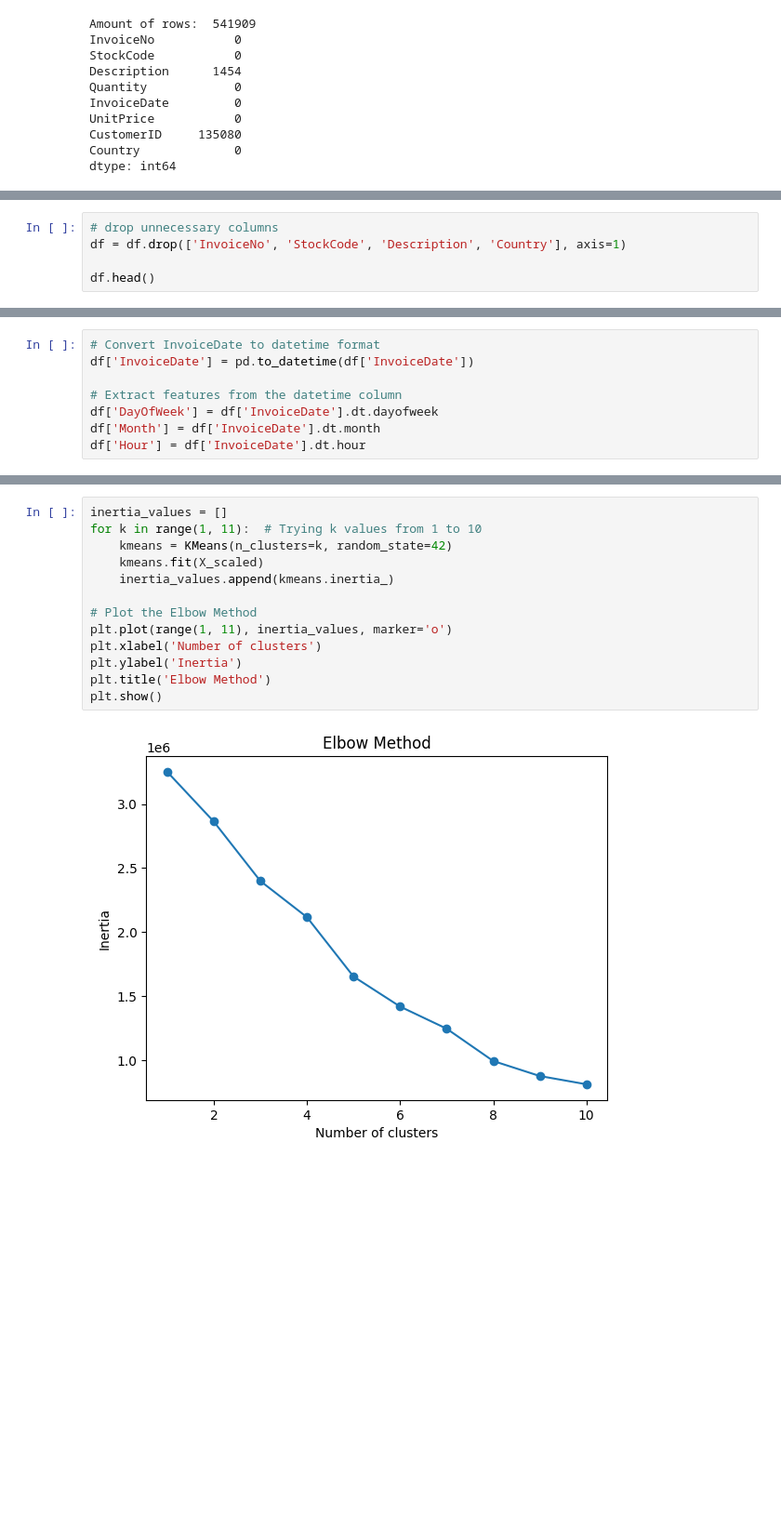
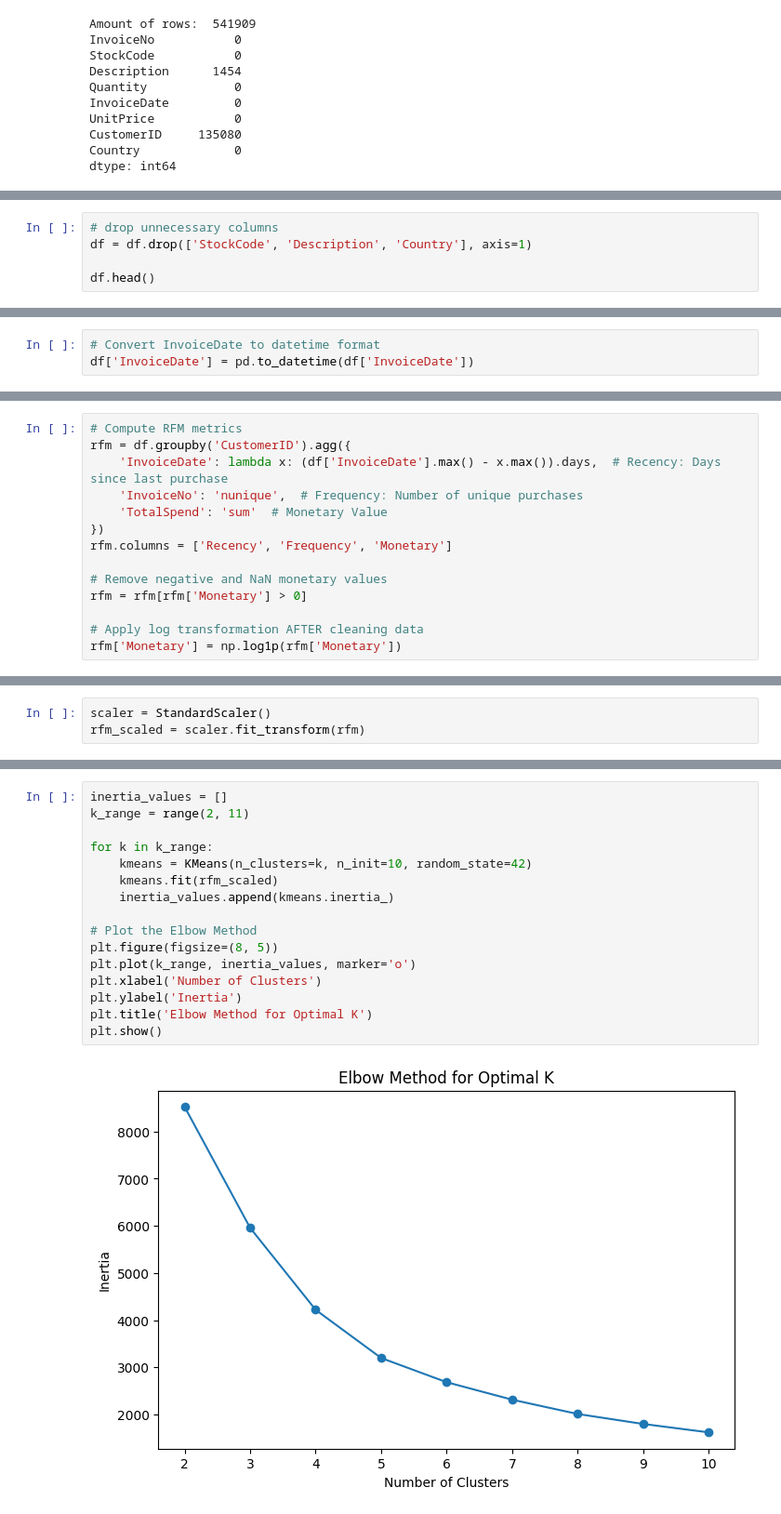
Before and after one commit to mjc136/DataScience, a Jupyter notebook: CustomerSegmentation/CustomerSeg.ipynb, the cells around one changed output, grey strips where cells are left out. Shown at 93% size. Cells and saved outputs as stored; diff of their text form; blank space fills up the shorter version.

Commit message:
created RFM clustering model

```diff
--- a/CustomerSegmentation/CustomerSeg.ipynb
+++ b/CustomerSegmentation/CustomerSeg.ipynb
@@ -31,6 +52,6 @@ dtype: int64
 # %%
 # drop unnecessary columns
-df = df.drop(['InvoiceNo', 'StockCode', 'Description', 'Country'], axis=1)
+df = df.drop(['StockCode', 'Description', 'Country'], axis=1)
 
 df.head()
 # %% [output]
@@ -54,8 +75,3 @@ df.head()
 # %%
 # Convert InvoiceDate to datetime format
 df['InvoiceDate'] = pd.to_datetime(df['InvoiceDate'])
-
-# Extract features from the datetime column
-df['DayOfWeek'] = df['InvoiceDate'].dt.dayofweek
-df['Month'] = df['InvoiceDate'].dt.month
-df['Hour'] = df['InvoiceDate'].dt.hour
@@ -70,0 +78,14 @@ df.head(10)
+# %%
+# Compute RFM metrics
+rfm = df.groupby('CustomerID').agg({
+    'InvoiceDate': lambda x: (df['InvoiceDate'].max() - x.max()).days,  # Recency: Days since last purchase
+    'InvoiceNo': 'nunique',  # Frequency: Number of unique purchases
+    'TotalSpend': 'sum'  # Monetary Value
+})
+rfm.columns = ['Recency', 'Frequency', 'Monetary']
+
+# Remove negative and NaN monetary values
+rfm = rfm[rfm['Monetary'] > 0]
+
+# Apply log transformation AFTER cleaning data
+rfm['Monetary'] = np.log1p(rfm['Monetary'])
@@ -70,0 +123,3 @@ df.head(10)
+# %%
+scaler = StandardScaler()
+rfm_scaled = scaler.fit_transform(rfm)
@@ -71,15 +140,18 @@ df.head(10)
 # %%
 inertia_values = []
-for k in range(1, 11):  # Trying k values from 1 to 10
-    kmeans = KMeans(n_clusters=k, random_state=42)
-    kmeans.fit(X_scaled)
+k_range = range(2, 11)
+
+for k in k_range:
+    kmeans = KMeans(n_clusters=k, n_init=10, random_state=42)
+    kmeans.fit(rfm_scaled)
     inertia_values.append(kmeans.inertia_)
 
 # Plot the Elbow Method
-plt.plot(range(1, 11), inertia_values, marker='o')
-plt.xlabel('Number of clusters')
+plt.figure(figsize=(8, 5))
+plt.plot(k_range, inertia_values, marker='o')
+plt.xlabel('Number of Clusters')
 plt.ylabel('Inertia')
-plt.title('Elbow Method')
+plt.title('Elbow Method for Optimal K')
 plt.show()
 # %% [output]
-[figure, old version]
+[figure, new version]
```
Also changed, not shown: parts of 17 cells of this notebook, 1 other file.
